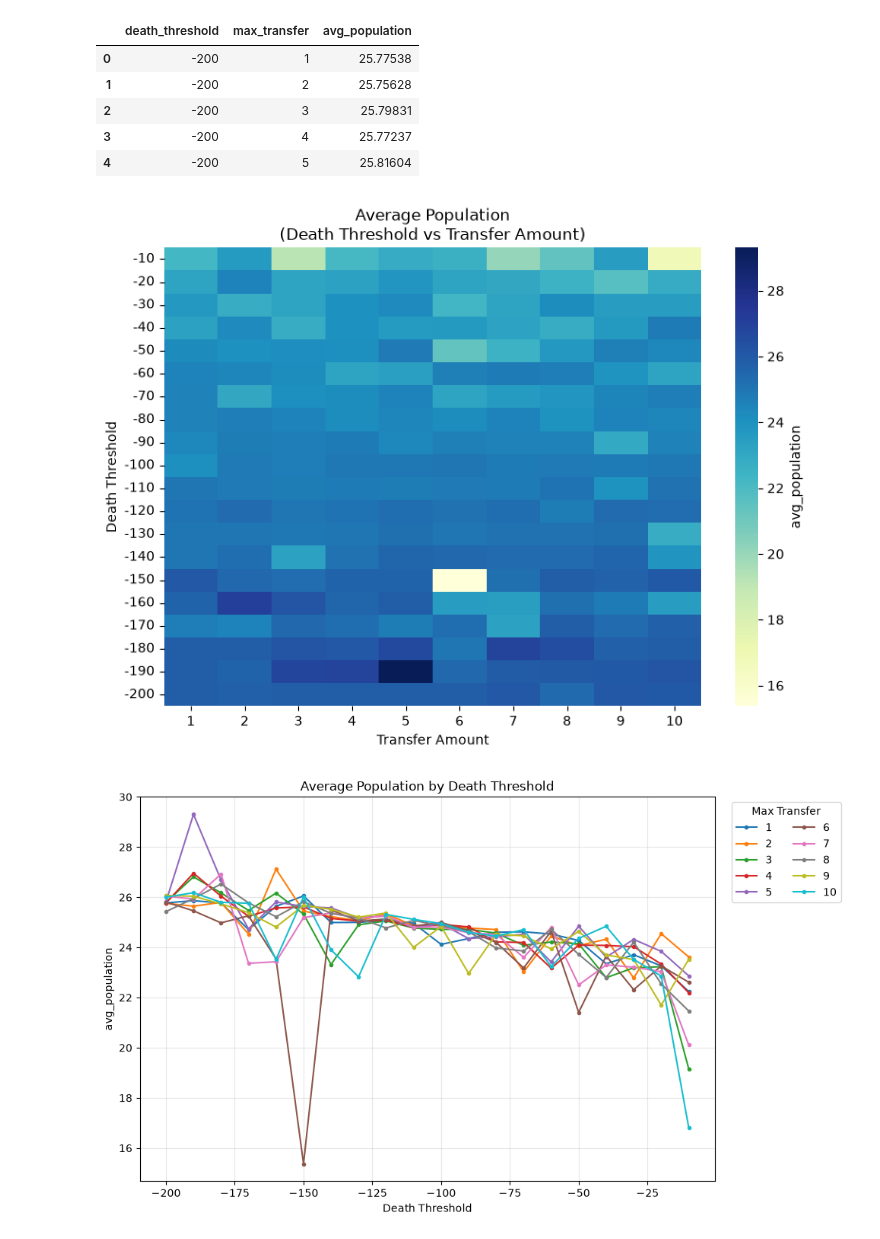
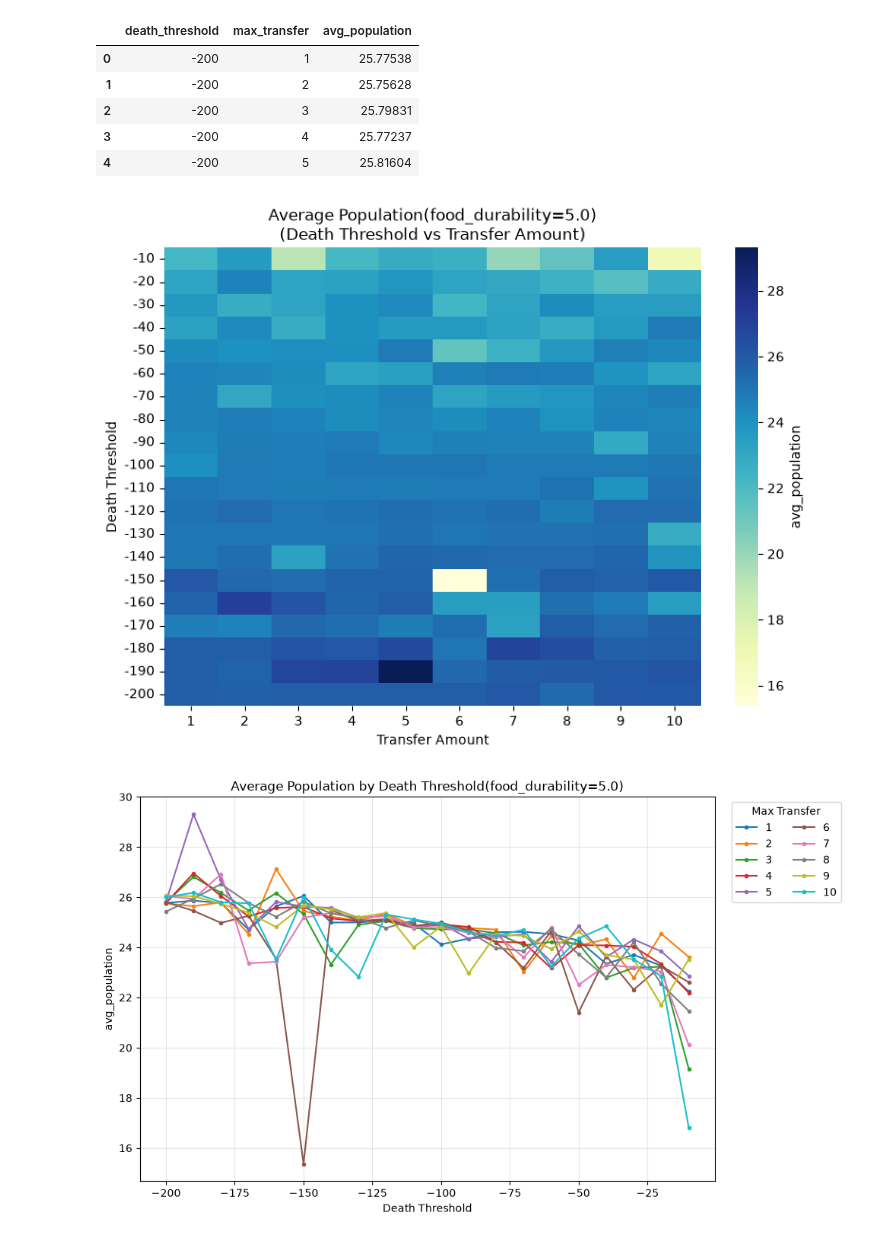
Before and after one commit to bcl-group/2703-nishimura-bachelor-thesis, a Jupyter notebook: project/notebooks/analysis.ipynb, the cells around one changed output. Cells and saved outputs as stored; diff of their text form; code cells hidden in the pictures.

```diff
--- a/project/notebooks/analysis.ipynb
+++ b/project/notebooks/analysis.ipynb
@@ -83,21 +83,21 @@ pivot_df = pivot_df.sort_index(ascending=False)
 # %%
 # draw heatmap
 plt.figure(figsize=(8, 6))
 sns.heatmap(
     pivot_df,
     annot=False,
     fmt=".1f",
     cmap="YlGnBu",
     cbar_kws={'label': 'avg_population'}
 )
-plt.title(f"Average Population\n(Death Threshold vs Transfer Amount)")
+plt.title(f"Average Population(food_durability=5.0)\n(Death Threshold vs Transfer Amount)")
 plt.xlabel("Transfer Amount")
 plt.ylabel("Death Threshold")
 plt.tight_layout()
 
 plt.show()
 # %% [output]
-[figure, old version]
+[figure, new version]
 # %%
 # Average population by death threshold, with one line per maximum transfer.
 import pandas as pd
@@ -117,10 +117,10 @@ for max_transfer, subset in population_df.groupby("max_transfer", sort=True):
 
 ax.set_xlabel("Death Threshold")
 ax.set_ylabel("avg_population")
-ax.set_title("Average Population by Death Threshold")
+ax.set_title("Average Population by Death Threshold(food_durability=5.0)")
 ax.grid(True, alpha=0.3)
 ax.legend(title="Max Transfer", bbox_to_anchor=(1.02, 1), loc="upper left", ncol=2)
 fig.tight_layout()
 plt.show()
 # %% [output]
-[figure, old version]
+[figure, new version]
```
Also changed, not shown: parts of 2 cells of this notebook, 3 other files.
